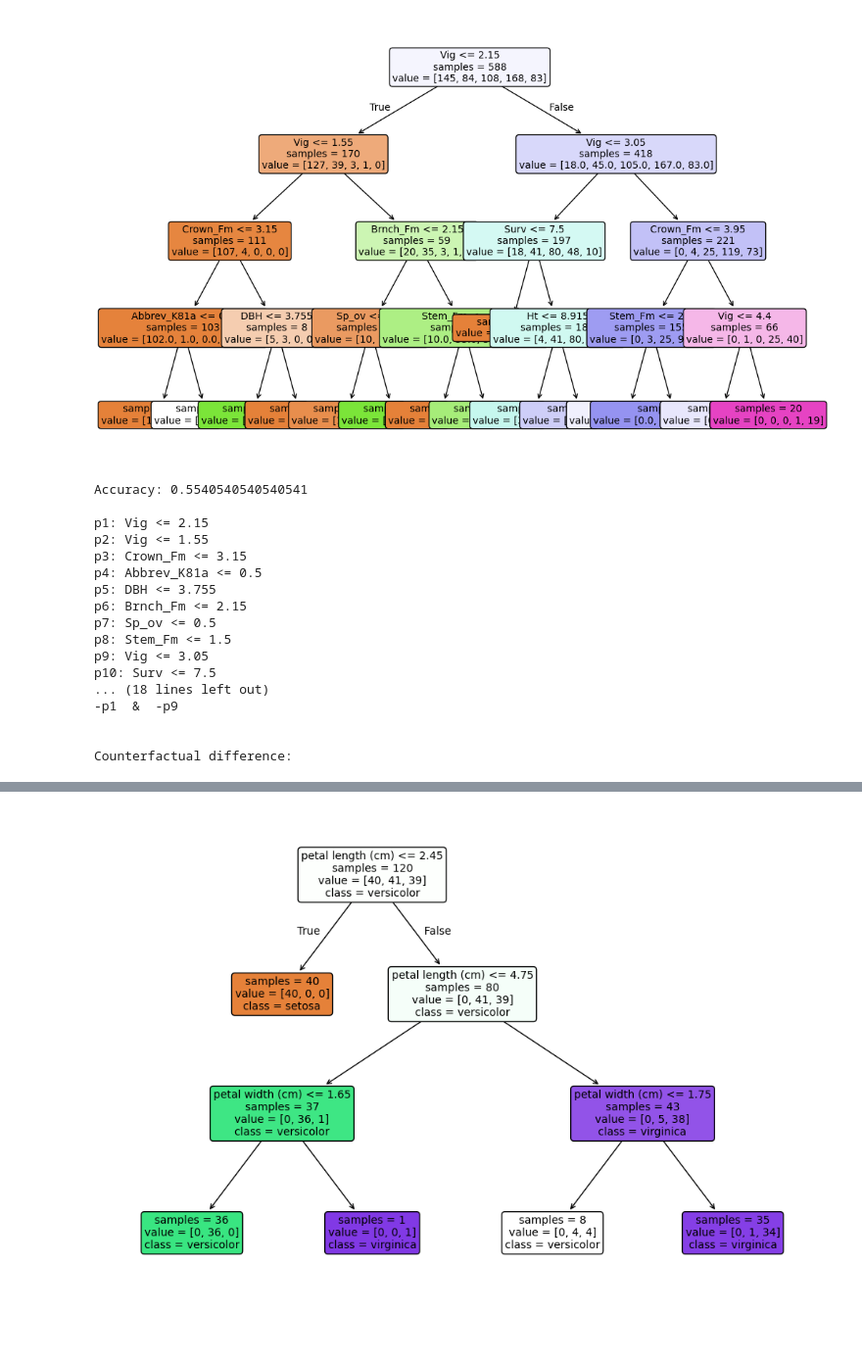
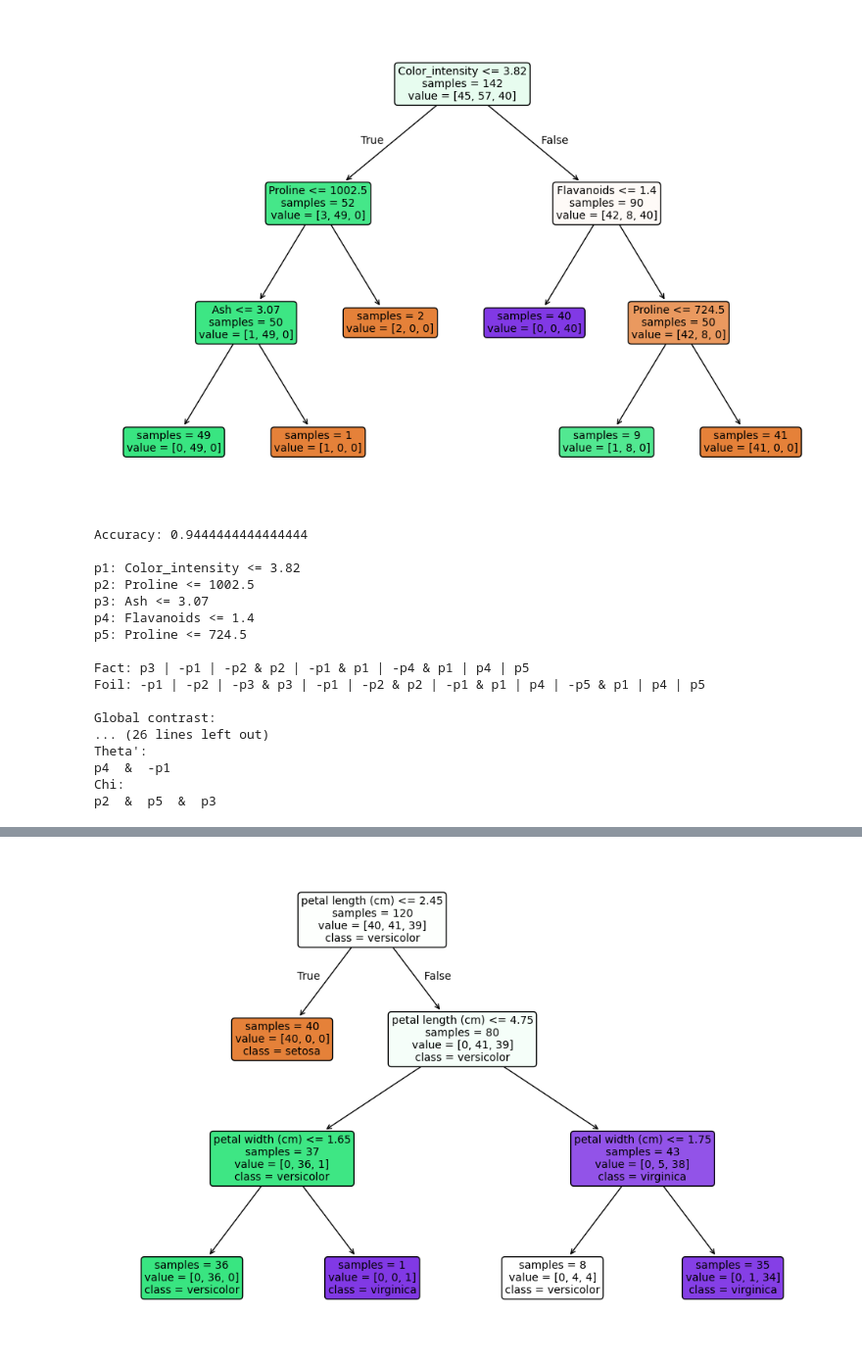
Before and after one commit to tlyphed/general_contrastive_exp, a Jupyter notebook: contrastive.ipynb, the cells around one changed output, grey strips where cells are left out. Shown: that part at 98% size. Drawn from its saved outputs; the diff is of its cells as text; code cells hidden in the pictures; blank space fills up the shorter version.

```diff
--- a/contrastive.ipynb
+++ b/contrastive.ipynb
@@ -228,7 +380,8 @@ def evaluate_instance_against_vars(instance_as_dict, var_mapping):
 # %%
-dataset = openml.datasets.get_dataset(188)
-X, y, _, attribute_names = dataset.get_data(target=dataset.default_target_attribute)
-y_mapped = y.map({'none': 0, 'low': 1, 'average' : 2, 'good' : 3, 'best' : 4})
+dataset = openml.datasets.get_dataset(43571)
+X, _, _, attribute_names = dataset.get_data(target=dataset.default_target_attribute)
+y = X['Wine'].map({1: 0, 2: 1, 3: 2})
+X.drop(columns = ['Wine'], inplace = True)
 
 # Identify categorical and numerical columns
 categorical_cols = X.select_dtypes(include=["category", "object"]).columns.tolist()
@@ -242,20 +395,19 @@ preprocessor = ColumnTransformer(
     remainder='passthrough'  # keep numerical columns
 )
 
-# Apply transform to X directly
 X_transformed = preprocessor.fit_transform(X)
 
-# Get feature names
-ohe = preprocessor.named_transformers_['cat']
-encoded_feature_names = ohe.get_feature_names_out(categorical_cols)
+encoded_feature_names = []
+if len(categorical_cols) > 0:
+    ohe = preprocessor.named_transformers_['cat']
+    encoded_feature_names = ohe.get_feature_names_out(categorical_cols)
 all_feature_names = list(encoded_feature_names) + numerical_cols
 
-# Convert to DataFrame (optional)
 X_transformed_df = pd.DataFrame(X_transformed, columns=all_feature_names)
 
-X_train, X_test, y_train, y_test = train_test_split(X_transformed_df, y_mapped, test_size=0.2, random_state=42)
+X_train, X_test, y_train, y_test = train_test_split(X_transformed_df, y, test_size=0.2, random_state=42)
 
-model = DecisionTreeClassifier(max_depth = 4, random_state = 42)
+model = DecisionTreeClassifier(max_depth = 3, random_state = 42)
 model.fit(X_train, y_train)
 
 plt.figure(figsize=(12, 8))
@@ -267,7 +419,7 @@ accuracy = accuracy_score(y_test, y_pred)
 print("Accuracy:", accuracy)
 print()
 
-output = tree_to_cnf(model, X_train.columns, 3, 4)
+output = tree_to_cnf(model, X_train.columns, 1, 2)
 cnf1 = output['fact_cnf']
 cnf2 = output['foil_cnf']
 var_map = output['var_mapping']
@@ -282,61 +434,58 @@ print(f'Fact: {cnf1}')
 print(f'Foil: {cnf2}')
 print()
 
-'''
 print(f'Global contrast:')
 encoding = ''.join(__cnf_to_facts([],fact,foil))
 with open(ENC['GLOBAL_CE'], 'r') as f:
     encoding += f.read()
-__clingo_solve(encoding, max_clauses = 6, max_lits = 6)
+__clingo_solve(encoding, max_clauses = 3, max_lits = 3)
 print()
-'''
 
-# Compute explanations for positive predictions.
-index = np.random.choice(np.where(y_pred == 3)[0])
+index = np.random.choice(np.where(y_pred == 1)[0])
 instance = str()
 instance_as_dict = evaluate_instance_against_vars(X_test.iloc[index].to_dict(), var_map)
 for j in range(len(instance_as_dict.keys())):
     key = list(instance_as_dict.keys())[j]
     if j > 0:
         instance += ' & '
     if instance_as_dict[key] == 0:
         instance += f'-{key}'
     else:
         instance += f'{key}'
 print(f'Instance: {instance}')
 _instance = __parse_cnf(instance)
 print(f'Prediction: {y_pred[index]}')
 print()
 
 print(f'Counterfactual contrastive explanation:')
 encoding = ''.join(__cnf_to_facts(_instance,fact,foil))
 with open(ENC['CF_CE'], 'r') as f:
     encoding += f.read()
 __clingo_solve(encoding, max_clauses = 4)
 print()
 
 print(f'Counterfactual difference:')
 encoding = ''.join(__cnf_to_facts(_instance,fact,foil))
 with open(ENC['CF_DIFF'], 'r') as f:
     encoding += f.read()
 __clingo_solve(encoding, max_clauses = 4)
 print()
 # %% [output]
-[figure, old version]
+[figure, new version]
-Accuracy: 0.5540540540540541
+Accuracy: 0.9444444444444444
 
-p1: Vig <= 2.15
-p2: Vig <= 1.55
-p3: Crown_Fm <= 3.15
-p4: Abbrev_K81a <= 0.5
-p5: DBH <= 3.755
-p6: Brnch_Fm <= 2.15
-p7: Sp_ov <= 0.5
-p8: Stem_Fm <= 1.5
-p9: Vig <= 3.05
-p10: Surv <= 7.5
-... (18 lines left out)
--p1  &  -p9
+p1: Color_intensity <= 3.82
+p2: Proline <= 1002.5
+p3: Ash <= 3.07
+p4: Flavanoids <= 1.4
+p5: Proline <= 724.5
 
+Fact: p3 | -p1 | -p2 & p2 | -p1 & p1 | -p4 & p1 | p4 | p5
+Foil: -p1 | -p2 | -p3 & p3 | -p1 | -p2 & p2 | -p1 & p1 | p4 | -p5 & p1 | p4 | p5
 
-Counterfactual difference:
+Global contrast:
+... (26 lines left out)
+Theta':
+p4  &  -p1
+Chi:
+p2  &  p5  &  p3
```
Also changed, not shown: parts of 7 cells of this notebook.
